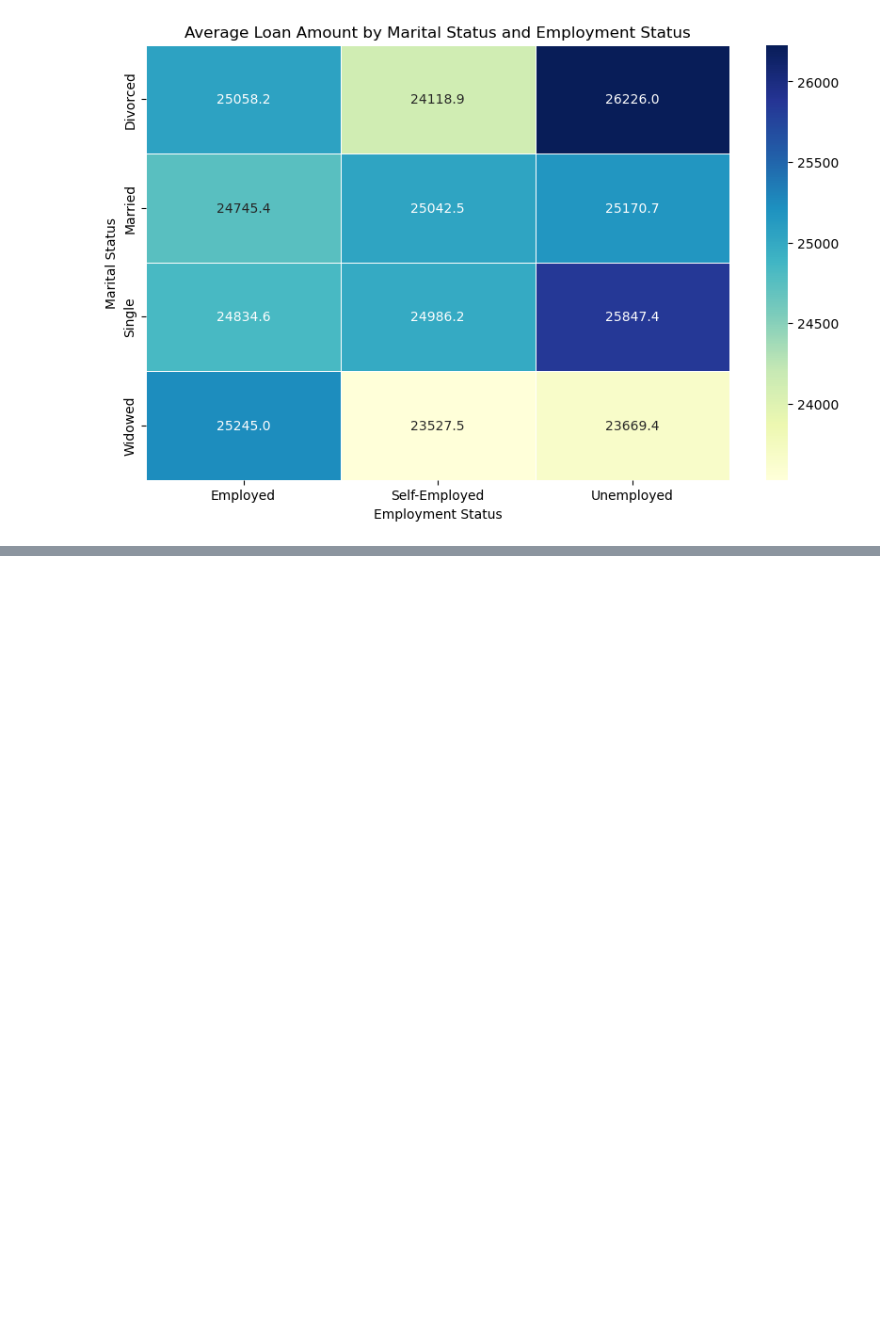
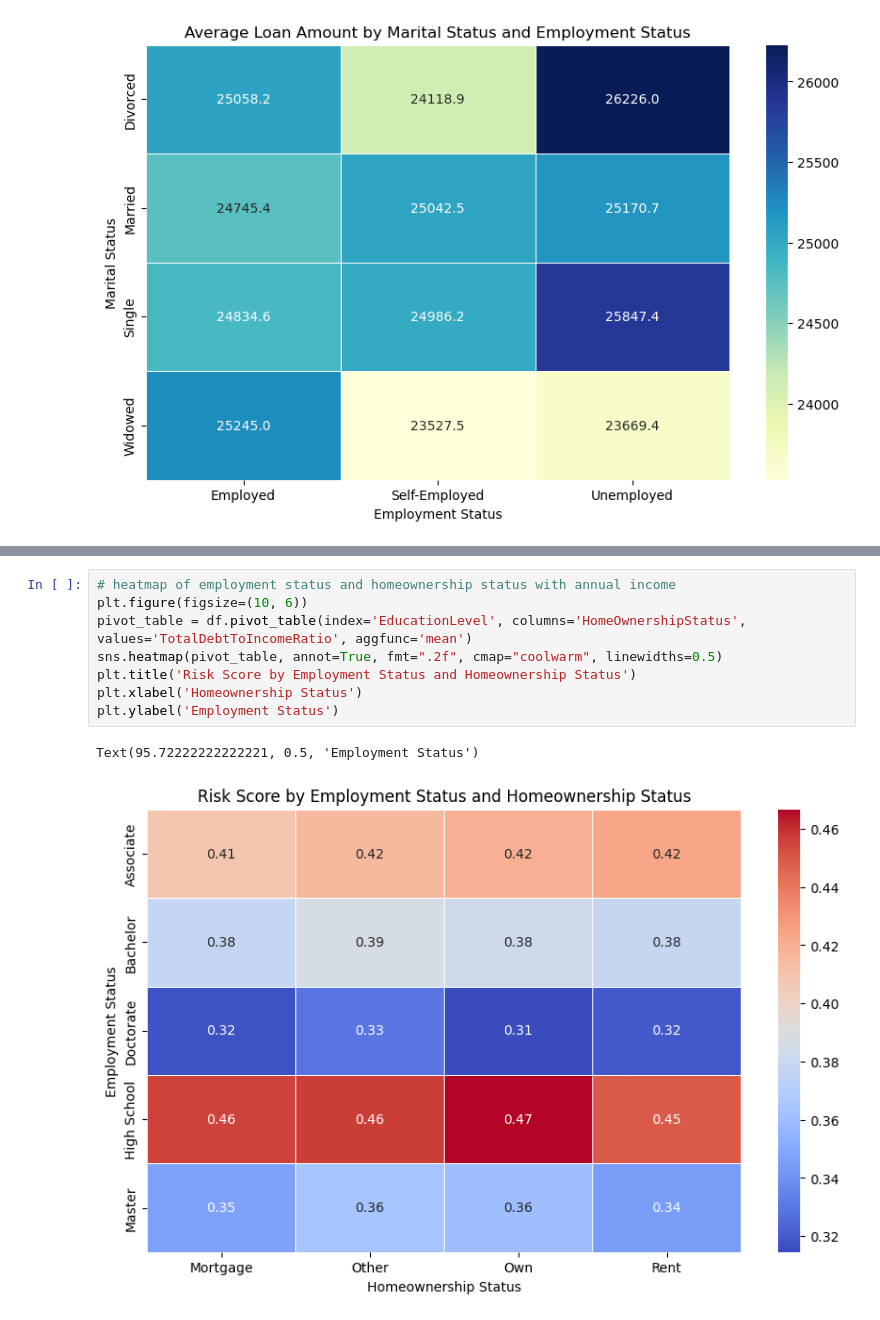
Before and after one commit to sreehari71198/financial-analysis, a Jupyter notebook: project.ipynb, the cells around one changed output, grey strips where cells are left out. Cells and saved outputs as stored; diff of their text form; blank space fills up the shorter version.

```diff
--- a/project.ipynb
+++ b/project.ipynb
@@ -227,0 +285,11 @@ plt.show()
+# %%
+# heatmap of employment status and homeownership status with annual income
+plt.figure(figsize=(10, 6))
+pivot_table = df.pivot_table(index='EducationLevel', columns='HomeOwnershipStatus', values='TotalDebtToIncomeRatio', aggfunc='mean')
+sns.heatmap(pivot_table, annot=True, fmt=".2f", cmap="coolwarm", linewidths=0.5)
+plt.title('Risk Score by Employment Status and Homeownership Status')
+plt.xlabel('Homeownership Status')
+plt.ylabel('Employment Status')
+# %% [output]
+Text(95.72222222222221, 0.5, 'Employment Status')
+[figure, added]
```
Also changed, not shown: parts of 10 cells of this notebook.
